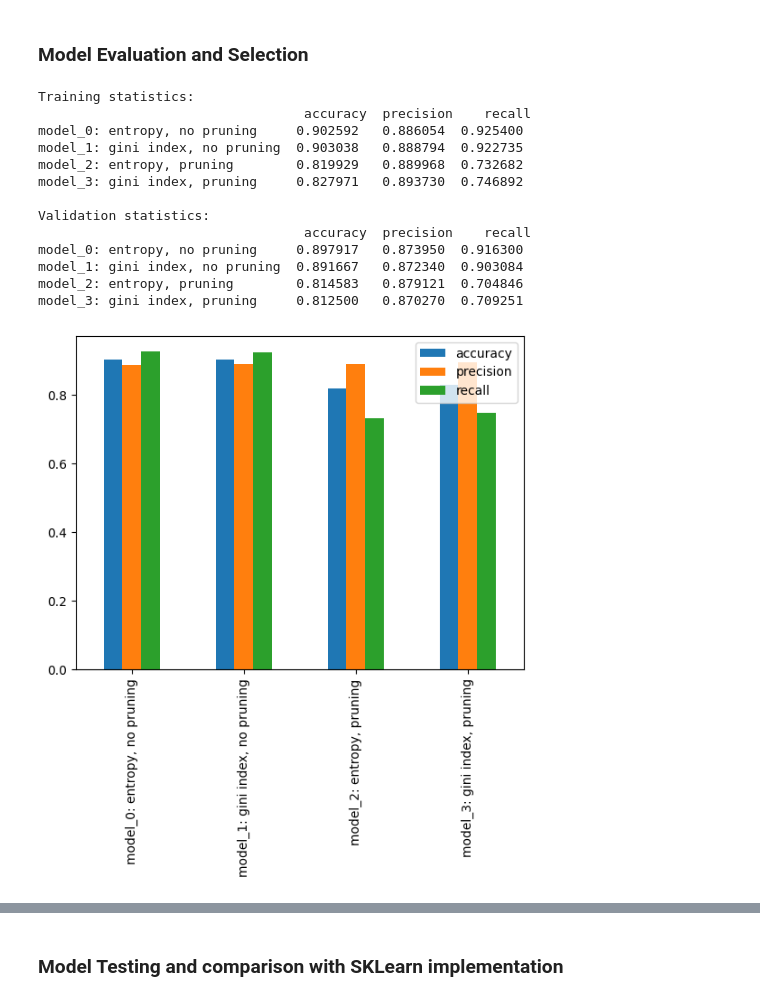
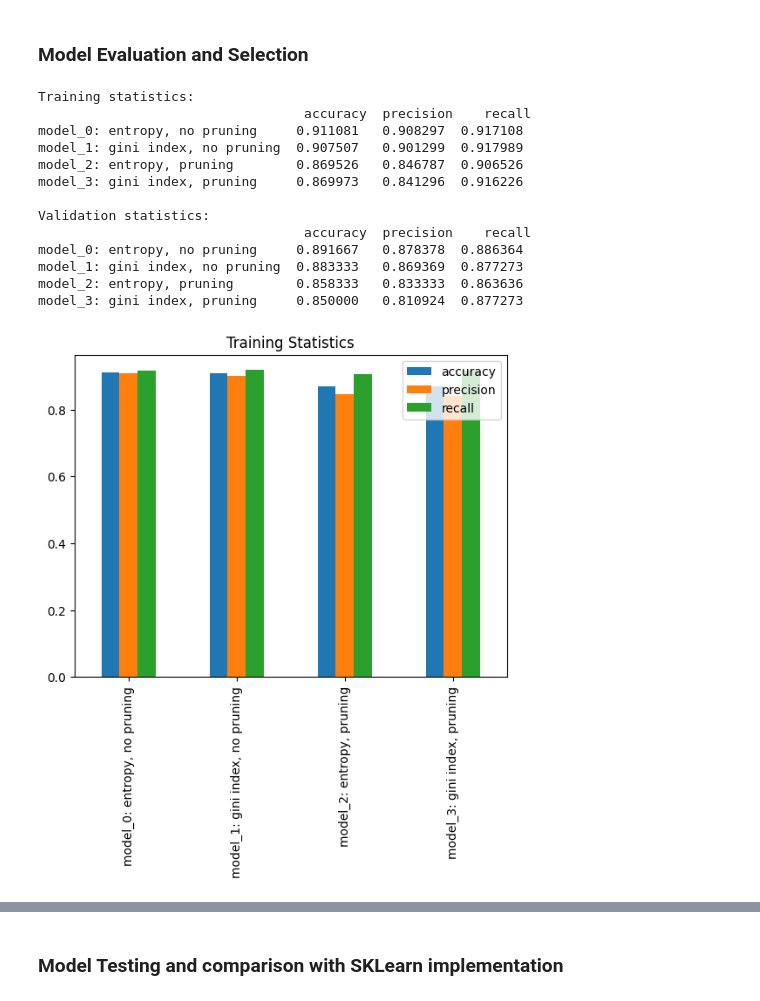
Before and after one commit to ColeDixon78/IntroML, a Jupyter notebook: tree_test.ipynb, the cells around one changed output, grey strips where cells are left out. Saved outputs shown, nothing was run; the diff lists cells and outputs as text; code cells hidden in the pictures.

```diff
--- a/tree_test.ipynb
+++ b/tree_test.ipynb
@@ -39,18 +40,16 @@ class Tree():
 
     #classes for construction of tree
     class Node():
-            def __init__(self,dec_key,dec_val):
-                self.dec_key = dec_key
+            def __init__(self,dec_key,dec_val,majority_label):
+                self.dec_key = dec_key #chosen
                 self.dec_val = dec_val
+                self.majority_label = majority_label #majority label is stored to make pruning easier
             def __str__(self):
                 return f'Decision key: {self.dec_key}, Desicion value: {self.dec_val}\n \tless than: {self.left_branch}\n \tgreater than: {self.right_branch}'
             def set_right(self,next):
                 self.right_branch = next
             def set_left(self,next):
                 self.left_branch = next
-            def set_prev(self,prev):
-                self.prev = prev
-            pass
     class Leaf():
         def __init__(self,val):
             self.val = val
@@ -106,12 +105,11 @@ class Tree():
             self.y_training = y.reset_index(drop = True)
             self.head = self.__learn_recursive(X,y,impurity_measure)
 
-    def __learn_recursive(self,X,y,impurity_measure,prev = None):
+    def __learn_recursive(self,X,y,impurity_measure):
         #check if all labels are the same; return leaf of that value if they are
         column = y.keys()[-1]
         if len(y[column].unique()) == 1:
             branch = self.Leaf(y[column].iloc[0])
-            branch.set_prev(prev)
             return branch
         #check if all data values are the same and return most common label if true
         data_is_equal = True
@@ -122,19 +120,17 @@ class Tree():
                 data_is_equal = False
         if data_is_equal:
             branch = self.Leaf(y[column].value_counts().keys()[0])
-            branch.set_prev(prev)
             return branch
 
         #find split with most information gain and split data to left and right branches
         else:
             split_index = self.__choose_split(X,y,impurity_measure)
             if isinstance(split_index,self.Leaf):
-                split_index.set_prev(prev)
                 return split_index
             split_key = X.keys()[split_index]
             split_value = np.mean(X[split_key])
-            branch = self.Node(split_key,split_value)
-            branch.set_prev(prev)
+            majority_label = y.value_counts().keys()[0][0]
+            branch = self.Node(split_key,split_value,majority_label)
             branch.set_left(self.__learn_recursive(X[X[split_key] < split_value],y[X[split_key] < split_value],impurity_measure))
             branch.set_right(self.__learn_recursive(X[X[split_key] >= split_value],y[X[split_key] >= split_value],impurity_measure))
             return branch
@@ -164,9 +160,12 @@ class Tree():
             return
         y = y.reset_index(drop = True)
         y_predict = self.predict(X)
-        accuracy = ((y_predict == y).value_counts()[True])/len(y)
-        recall = (y_predict & y).value_counts()[1]/y.value_counts()[1]
-        precision = (y_predict & y).value_counts()[1]/y_predict.value_counts()[1]
+        good_predictions = y_predict['type'] == y['type']
+        accuracy = np.sum(good_predictions)/len(y)
+        good_predictions = y_predict['type'] & y['type']
+        recall = np.sum(good_predictions)/np.sum(y['type'])
+        good_predictions = y_predict['type'] & y['type']
+        precision = np.sum(good_predictions)/np.sum(y_predict['type'])
         return pd.DataFrame({'accuracy': [accuracy],'precision':[precision],'recall':recall},index = [self.name])
 
     def __prune(self,X,y,head):
@@ -174,9 +173,9 @@ class Tree():
             return head
         head.set_right(self.__prune(X,y,head.right_branch))
         head.set_left(self.__prune(X,y,head.left_branch))
-        subtree_accuracy = ((self.predict(X,head) == y.reset_index(drop = True)).value_counts()[True])/len(y)
-        majority_label = y[y.keys()[-1]].value_counts().keys()[0]
-        replacement_accuracy = (y == majority_label).value_counts()[True]/len(y)
+        subtree_accuracy = (np.sum(self.predict(X,head)['type'] == y.reset_index(drop = True)['type']))/len(y)
+        majority_label = head.majority_label
+        replacement_accuracy = np.sum(y['type'] == majority_label)/len(y)
         if subtree_accuracy >= replacement_accuracy:
             return head
         else:
@@ -210,35 +211,35 @@ model_3.learn(X_training,y_training,impurity_measure = 'gini',pruning = True)
 # %%
 model_0_training_stats = model_0.get_stats()
 model_0_validation_stats = model_0.get_stats(X_validation,y_validation)
 
 model_1_training_stats = model_1.get_stats()
 model_1_validation_stats = model_1.get_stats(X_validation,y_validation)
 
 model_2_training_stats = model_2.get_stats()
 model_2_validation_stats = model_2.get_stats(X_validation,y_validation)
 
 model_3_training_stats = model_3.get_stats()
 model_3_validation_stats = model_3.get_stats(X_validation,y_validation)
 
 training_stats = pd.concat([model_0_training_stats,model_1_training_stats,model_2_training_stats,model_3_training_stats])
 validation_stats = pd.concat([model_0_validation_stats,model_1_validation_stats,model_2_validation_stats,model_3_validation_stats])
 
-training_stats.plot(kind = 'bar')
+training_stats.plot(kind = 'bar',title = 'Training Statistics')
 print('Training statistics:\n',training_stats,'\n')
-validation_stats.plot(kind = 'bar')
+validation_stats.plot(kind = 'bar',title = 'Validation Statistics')
 print('Validation statistics:\n',validation_stats,'\n')
 # %% [output]
 Training statistics:
                                   accuracy  precision    recall
-model_0: entropy, no pruning     0.902592   0.886054  0.925400
-model_1: gini index, no pruning  0.903038   0.888794  0.922735
-model_2: entropy, pruning        0.819929   0.889968  0.732682
-model_3: gini index, pruning     0.827971   0.893730  0.746892
+model_0: entropy, no pruning     0.911081   0.908297  0.917108
+model_1: gini index, no pruning  0.907507   0.901299  0.917989
+model_2: entropy, pruning        0.869526   0.846787  0.906526
+model_3: gini index, pruning     0.869973   0.841296  0.916226
 
 Validation statistics:
                                   accuracy  precision    recall
-model_0: entropy, no pruning     0.897917   0.873950  0.916300
-model_1: gini index, no pruning  0.891667   0.872340  0.903084
-model_2: entropy, pruning        0.814583   0.879121  0.704846
-model_3: gini index, pruning     0.812500   0.870270  0.709251
+model_0: entropy, no pruning     0.891667   0.878378  0.886364
+model_1: gini index, no pruning  0.883333   0.869369  0.877273
+model_2: entropy, pruning        0.858333   0.833333  0.863636
+model_3: gini index, pruning     0.850000   0.810924  0.877273
-[figure, old version]
+[figure, new version]
```
Also changed, not shown: parts of 4 cells of this notebook.
